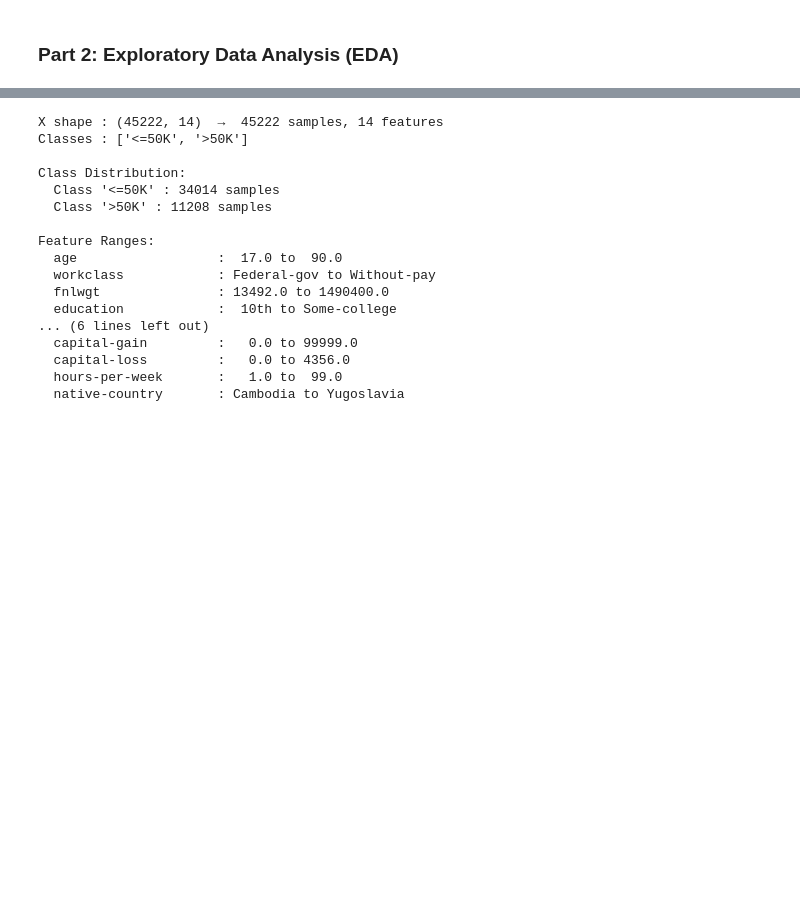
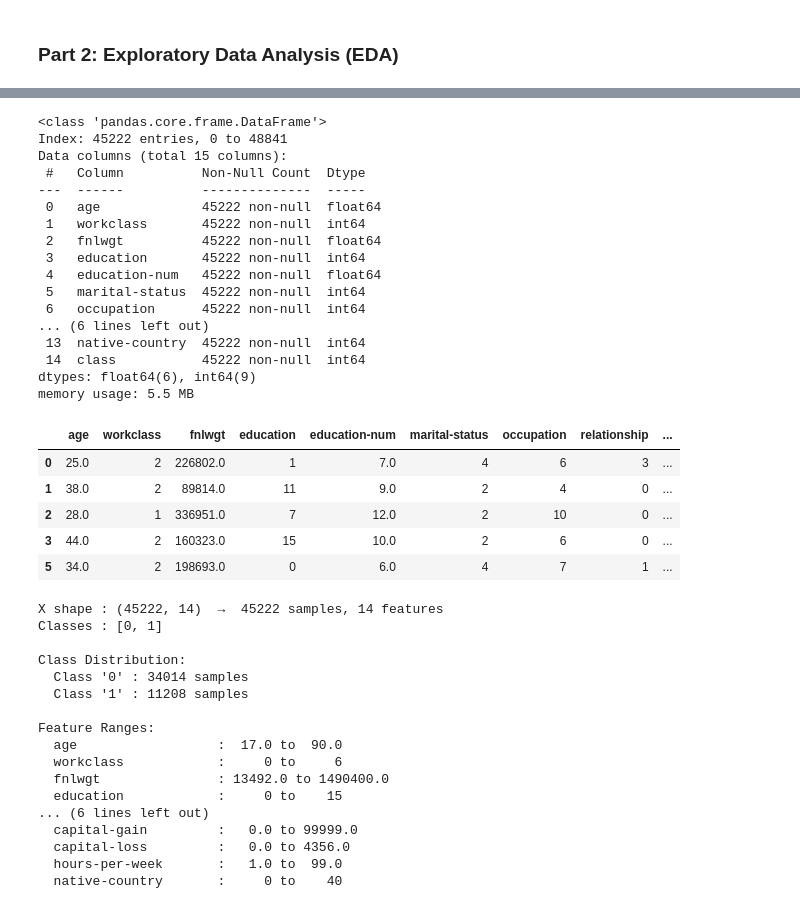
Before and after one commit to isuchan/logicmojo-ai-ml, a Jupyter notebook: 20_pytorch_loss_optimization_training/pytorch_assignment_1.ipynb, the cells around one changed output, grey strips where cells are left out. Saved outputs shown, nothing was run; the diff lists cells and outputs as text; code cells hidden in the pictures; blank space fills up the shorter version.

```diff
--- a/20_pytorch_loss_optimization_training/pytorch_assignment_1.ipynb
+++ b/20_pytorch_loss_optimization_training/pytorch_assignment_1.ipynb
@@ -78,0 +82,42 @@ memory usage: 5.5+ MB
+# %%
+# Encode categorical features using LabelEncoder before scaling
+
+# Map categories to 0 and 1
+df['workclass'] = LabelEncoder().fit_transform(df['workclass'])
+df['education'] = LabelEncoder().fit_transform(df['education'])
+df['occupation'] = LabelEncoder().fit_transform(df['occupation'])
+df['relationship'] = LabelEncoder().fit_transform(df['relationship'])
+df['race'] = LabelEncoder().fit_transform(df['race'])
+df['sex'] = LabelEncoder().fit_transform(df['sex'])
+df['native-country'] = LabelEncoder().fit_transform(df['native-country'])
+df['class'] = LabelEncoder().fit_transform(df['class'])
+df['marital-status'] = LabelEncoder().fit_transform(df['marital-status'])
+
+# Overview the dataset after encoding
+df.info()
+df.describe()
+df.head()
+# %% [output]
+<class 'pandas.core.frame.DataFrame'>
+Index: 45222 entries, 0 to 48841
+Data columns (total 15 columns):
+ #   Column          Non-Null Count  Dtype
+---  ------          --------------  -----
+ 0   age             45222 non-null  float64
+ 1   workclass       45222 non-null  int64
+ 2   fnlwgt          45222 non-null  float64
+ 3   education       45222 non-null  int64
+ 4   education-num   45222 non-null  float64
+ 5   marital-status  45222 non-null  int64
+ 6   occupation      45222 non-null  int64
+... (6 lines left out)
+ 13  native-country  45222 non-null  int64
+ 14  class           45222 non-null  int64
+dtypes: float64(6), int64(9)
+memory usage: 5.5 MB
+|  | age | workclass | fnlwgt | education | education-num | marital-status | occupation | relationship | ... |
+| 0 | 25.0 | 2 | 226802.0 | 1 | 7.0 | 4 | 6 | 3 | ... |
+| 1 | 38.0 | 2 | 89814.0 | 11 | 9.0 | 2 | 4 | 0 | ... |
+| 2 | 28.0 | 1 | 336951.0 | 7 | 12.0 | 2 | 10 | 0 | ... |
+| 3 | 44.0 | 2 | 160323.0 | 15 | 10.0 | 2 | 6 | 0 | ... |
+| 5 | 34.0 | 2 | 198693.0 | 0 | 6.0 | 4 | 7 | 1 | ... |
@@ -95,21 +143,22 @@ print()
 print("Feature Ranges:")
 for col in X.columns:
     print(f"  {col:<20} : {X[col].min():>5} to {X[col].max():>5}")
+print()
 # %% [output]
 X shape : (45222, 14)  →  45222 samples, 14 features
-Classes : ['<=50K', '>50K']
+Classes : [0, 1]
 
 Class Distribution:
-  Class '<=50K' : 34014 samples
-  Class '>50K' : 11208 samples
+  Class '0' : 34014 samples
+  Class '1' : 11208 samples
 
 Feature Ranges:
   age                  :  17.0 to  90.0
-  workclass            : Federal-gov to Without-pay
+  workclass            :     0 to     6
   fnlwgt               : 13492.0 to 1490400.0
-  education            :  10th to Some-college
+  education            :     0 to    15
 ... (6 lines left out)
   capital-gain         :   0.0 to 99999.0
   capital-loss         :   0.0 to 4356.0
   hours-per-week       :   1.0 to  99.0
-  native-country       : Cambodia to Yugoslavia
+  native-country       :     0 to    40
```
Also changed, not shown: parts of 7 cells of this notebook.
